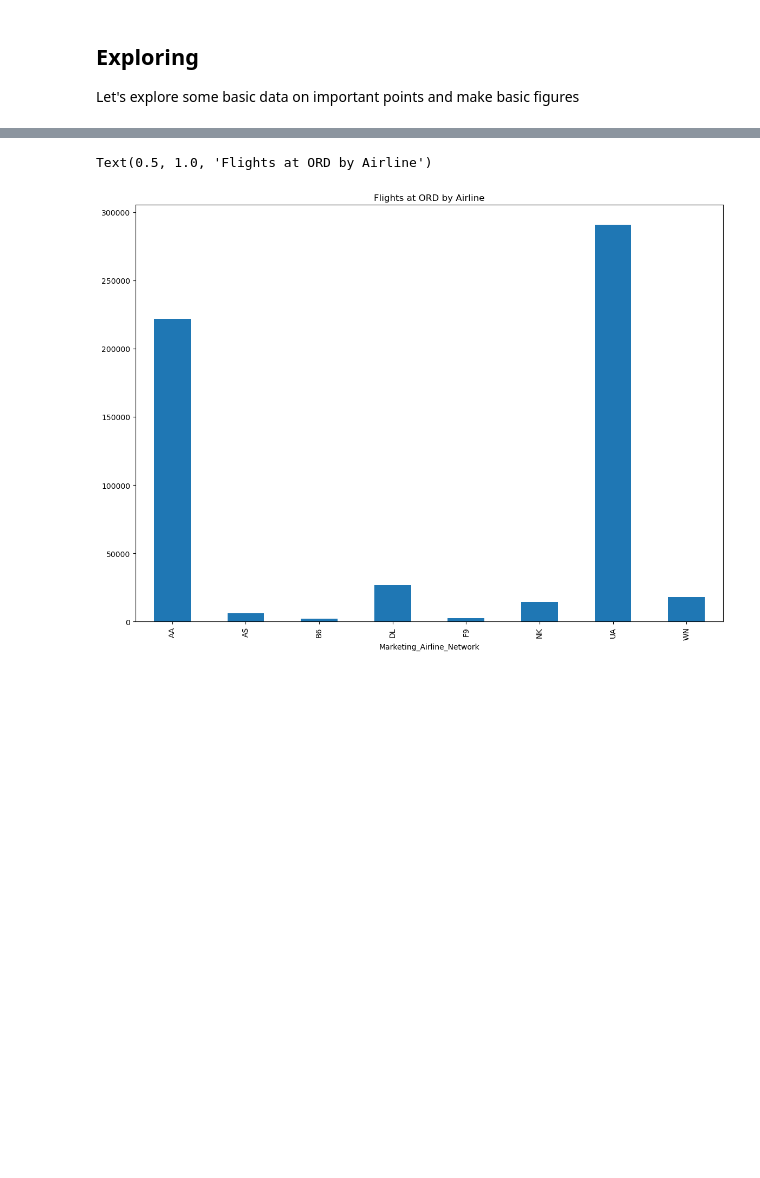
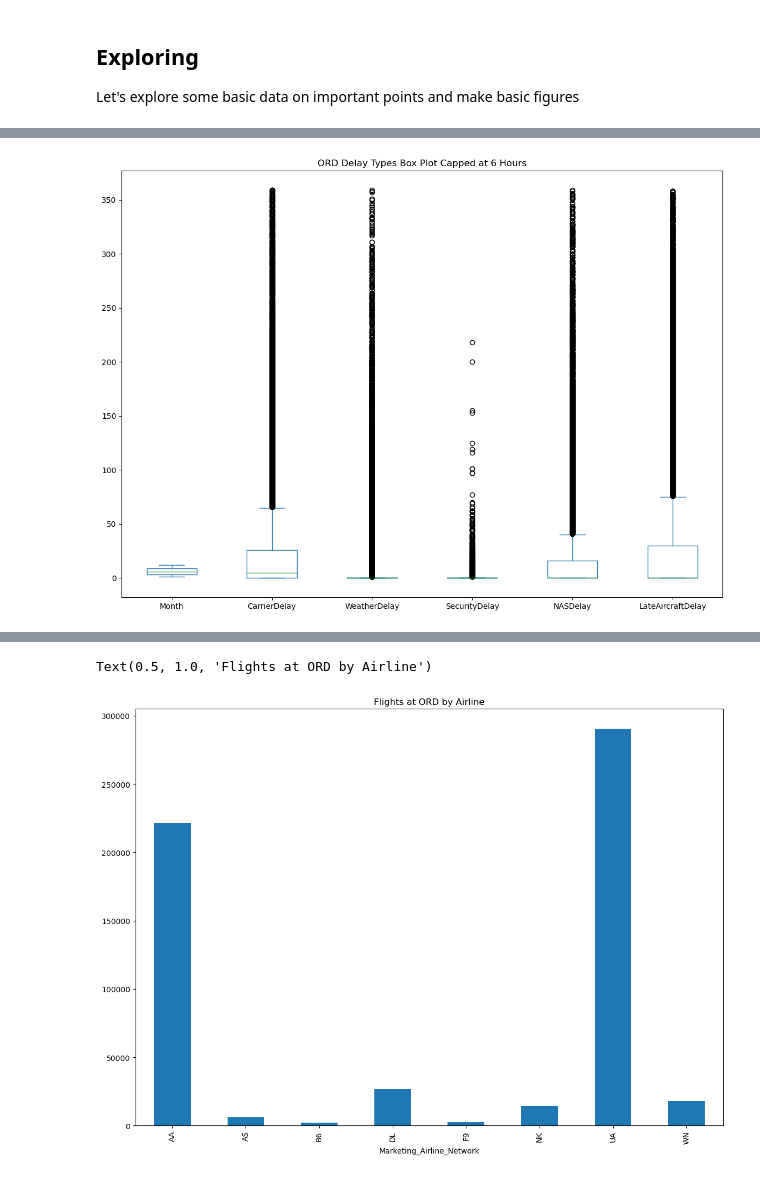
Before and after one commit to atramirez/Flight-Delays-Capstone, a Jupyter notebook: notebooks/eda.ipynb, the cells around one changed output, grey strips where cells are left out. Cells and saved outputs as stored; diff of their text form; code cells hidden in the pictures; blank space fills up the shorter version.

```diff
--- a/notebooks/eda.ipynb
+++ b/notebooks/eda.ipynb
@@ -185,0 +199,9 @@ ord_delay_types_df.plot.box()
+# %%
+ord_delay_types_df_2 = ord_delays_df[ord_delays_df['ArrDelay'] < 360]
+ord_delay_types_df_2 = ord_delay_types_df_2[['Month','CarrierDelay', 'WeatherDelay', 'SecurityDelay', 'NASDelay', 'LateAircraftDelay']]
+
+fig, ax1 = plt.subplots(1,1, figsize=(14,10))
+ord_delay_types_df_2.plot.box(ax=ax1)
+ax1.set_title("ORD Delay Types Box Plot Capped at 6 Hours");
+# %% [output]
+[figure, added]
```
Also changed, not shown: parts of 25 cells of this notebook.
